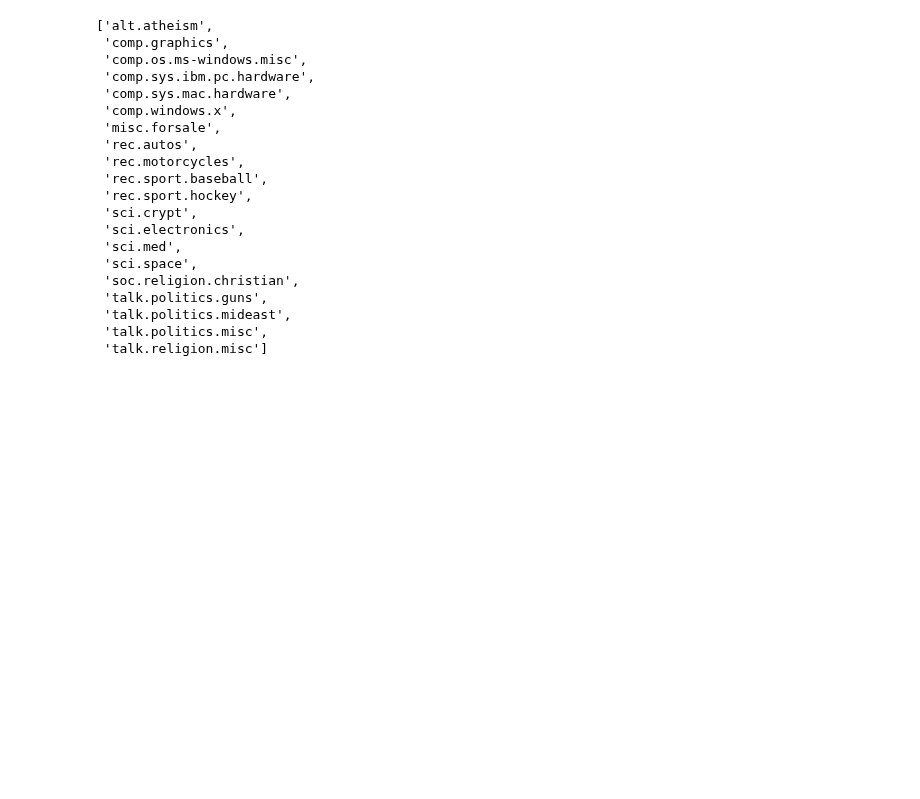
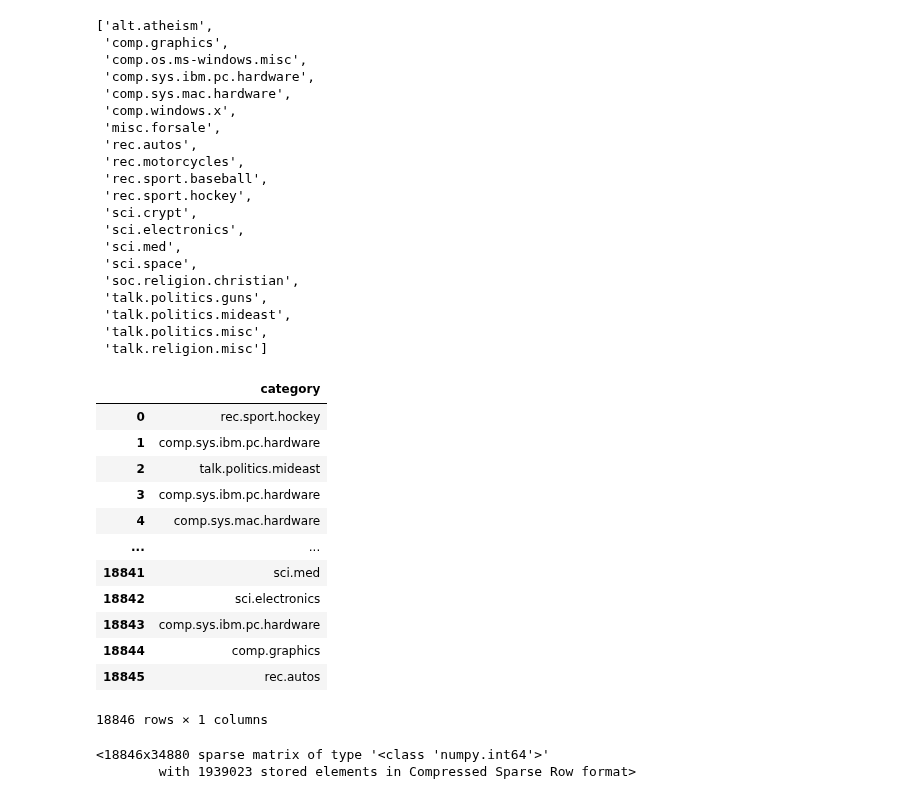
Before and after one commit to LuisSante/Text-segmentation-using-Agglomerative-Clustering, a Jupyter notebook: Ignore/nota.ipynb, the cells around one changed output. Saved outputs shown, nothing was run; the diff lists cells and outputs as text; code cells hidden in the pictures; blank space fills up the shorter version.

```diff
--- a/Ignore/nota.ipynb
+++ b/Ignore/nota.ipynb
@@ -58,9 +58,31 @@ dataset.target_names
 # %%
 category_labels = [dataset.target_names[x] for x in dataset.target]
 hover_df = pd.DataFrame(category_labels, columns = ['category'])
+# %%
+hover_df
+# %% [output]
+|  | category |
+| 0 | rec.sport.hockey |
+| 1 | comp.sys.ibm.pc.hardware |
+| 2 | talk.politics.mideast |
+| 3 | comp.sys.ibm.pc.hardware |
+| 4 | comp.sys.mac.hardware |
+| ... | ... |
+| 18841 | sci.med |
+| 18842 | sci.electronics |
+| 18843 | comp.sys.ibm.pc.hardware |
+| 18844 | comp.graphics |
+| 18845 | rec.autos |
+18846 rows × 1 columns
 # %%
 vectorizer = CountVectorizer(min_df=5, stop_words='english')
 word_doc_matrix = vectorizer.fit_transform(dataset.data)
+# %%
+vectorizer
+word_doc_matrix
+# %% [output]
+<18846x34880 sparse matrix of type '<class 'numpy.int64'>'
+        with 1939023 stored elements in Compressed Sparse Row format>
 # %%
 embedding = umap.UMAP(n_components=2, metric='cosine').fit(word_doc_matrix)
 # %%
```
Also changed, not shown: parts of 2 cells of this notebook, 2 other files.
